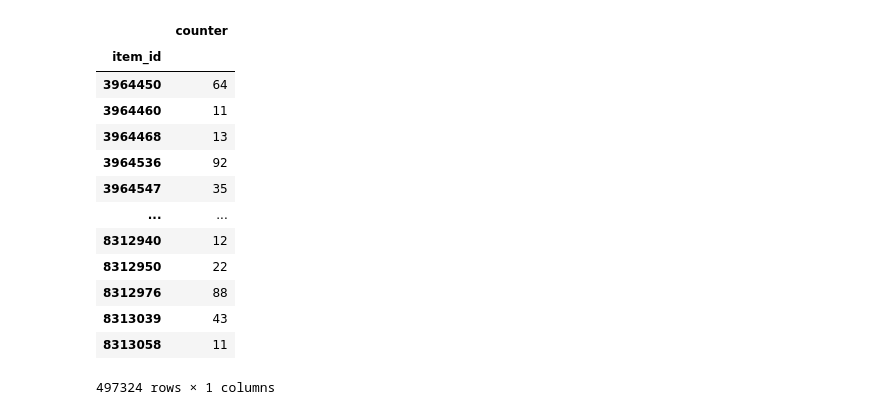
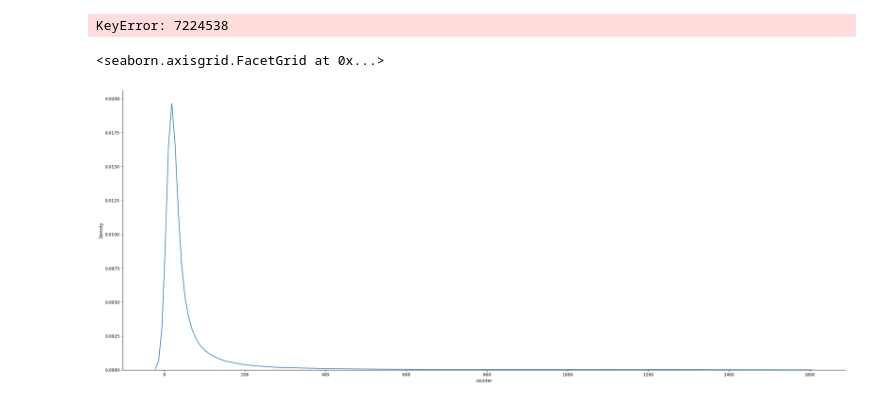
Before and after one commit to paulbruffett/multistage-recommenders, a Jupyter notebook: DataExploration.ipynb, the cells around one changed output. Drawn from its saved outputs; the diff is of its cells as text; code cells hidden in the pictures.

```diff
--- a/DataExploration.ipynb
+++ b/DataExploration.ipynb
@@ -15,18 +46,9 @@ df_agg = df[['item_id','counter']].groupby('item_id').count()
-# %%
-df_agg = df_agg[df_agg['counter']>10]
-df_agg
-# %% [output]
-|  | counter |
-| item_id |  |
-| 3964450 | 64 |
-| 3964460 | 11 |
-| 3964468 | 13 |
-| 3964536 | 92 |
-| 3964547 | 35 |
-| ... | ... |
-| 8312940 | 12 |
-| 8312950 | 22 |
-| 8312976 | 88 |
-| 8313039 | 43 |
-| 8313058 | 11 |
-497324 rows × 1 columns
+# %%
+df_agg[7224538]
+# %% [output]
+KeyError: 7224538
+# %%
+sns.displot(df_agg, x="counter", height=10, aspect=20/8,kind='kde')
+# %% [output]
+<seaborn.axisgrid.FacetGrid at 0x...>
+[figure, added]
```
Also changed, not shown: parts of 13 cells of this notebook, 6 other files.
